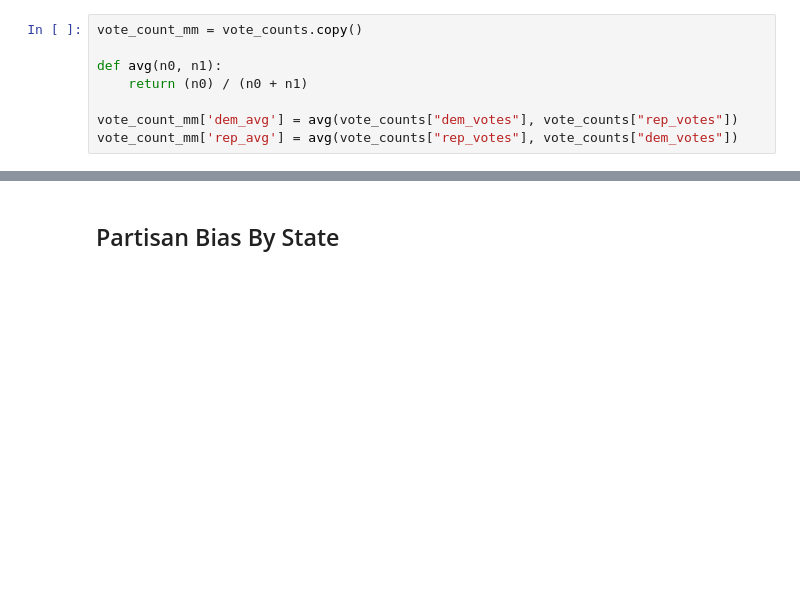
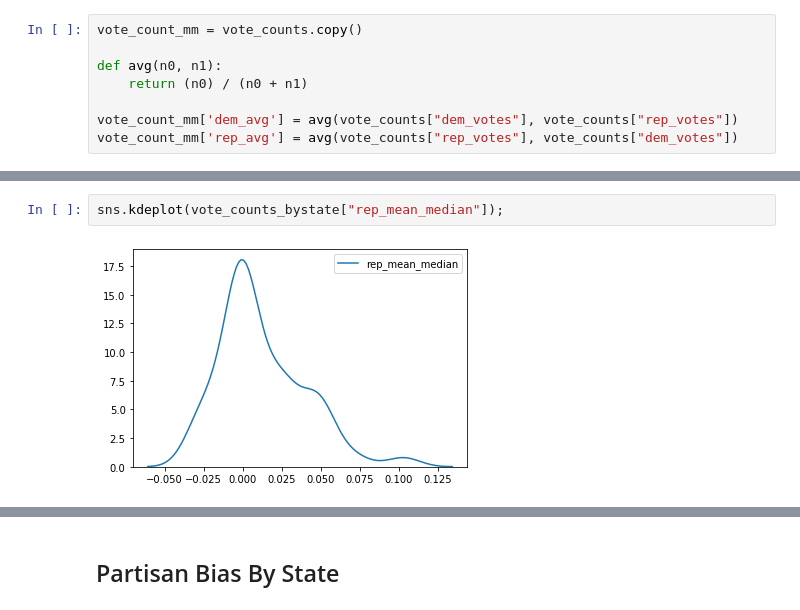
Before and after one commit to dpalencia/cs541g3, a Jupyter notebook: Notebooks/Data Understanding/Data Understanding - U.S. House 1976 - 2018.ipynb, the cells around one changed output, grey strips where cells are left out. Drawn from its saved outputs; the diff is of its cells as text; blank space fills up the shorter version.

```diff
--- a/Notebooks/Data Understanding/Data Understanding - U.S. House 1976 - 2018.ipynb
+++ b/Notebooks/Data Understanding/Data Understanding - U.S. House 1976 - 2018.ipynb
@@ -432,0 +437,4 @@ vote_counts_bystate
+# %%
+sns.kdeplot(vote_counts_bystate["rep_mean_median"]);
+# %% [output]
+[figure, added]
```
Also changed, not shown: parts of 7 cells of this notebook, 2 other files.
